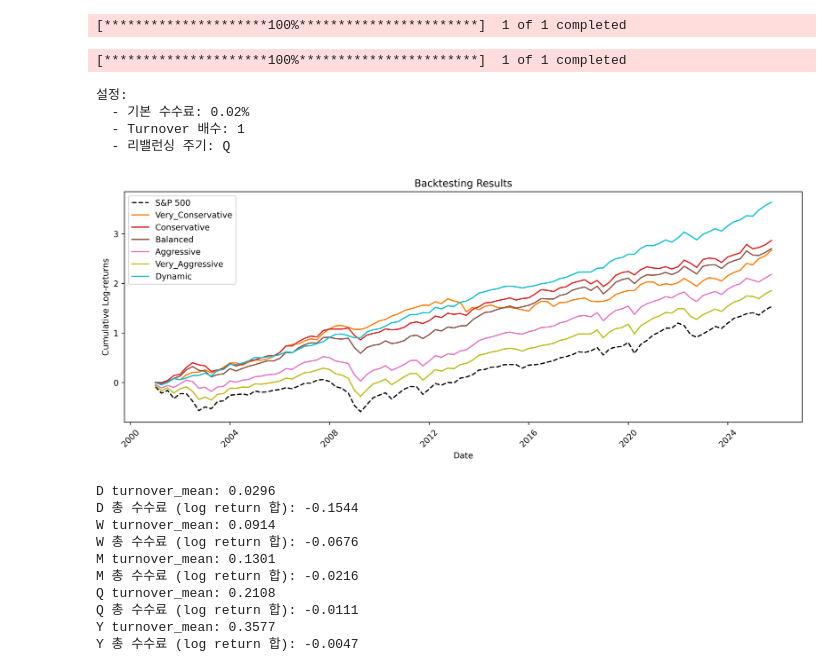
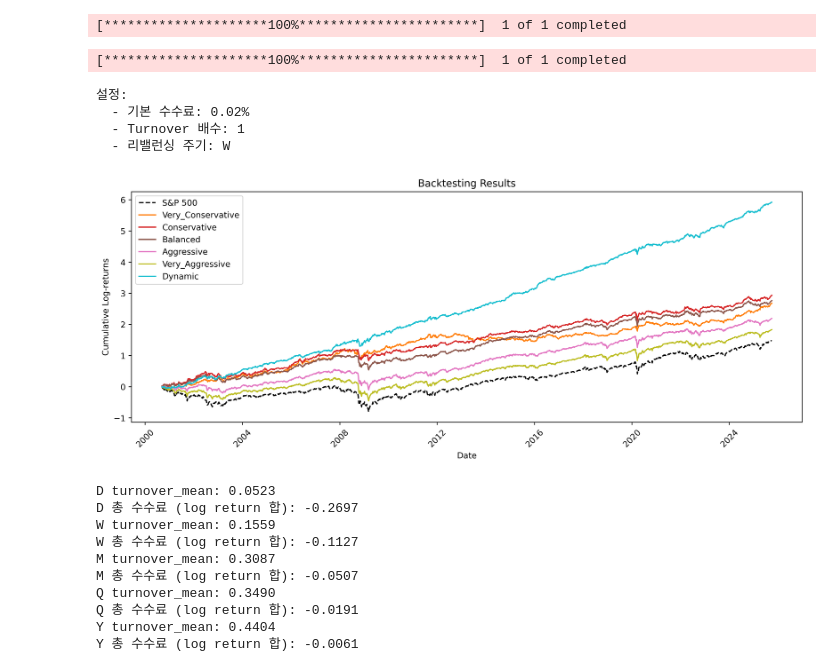
Before and after one commit to kimjuhwan1234/Study_DL_and_Coding, a Jupyter notebook: QF/back_testing.ipynb, the cells around one changed output. Cells and saved outputs as stored; diff of their text form; code cells hidden in the pictures.

```diff
--- a/QF/back_testing.ipynb
+++ b/QF/back_testing.ipynb
@@ -64,7 +64,7 @@ for strategy, ratios in allocation_ratios.items():
 vix_data = yf.download("^VIX", start="2000-01-01")['Close']
 
 sp500_data = data['Close']['^GSPC'].dropna()
-sp500_ma200 = sp500_data.rolling(window=200).mean()
+sp500_ma200 = sp500_data.rolling(window=30).mean()
 
 # Create market condition indicators
 market_conditions = pd.DataFrame(index=sp500_data.index)
@@ -105,36 +105,36 @@ weight_dict['Dynamic'] = dynamic_weights
 # 백테스팅 설정
 base_fee = 0.0002  # 기본 수수료 0.02%
 turnover_multiplier = 1  # turnover에 따른 수수료 증가 배수
-rebalance_freq = 'Q'  # 리밸런싱 주기: 'D', 'W', 'M', 'Q', 'Y'
+rebalance_freq = 'W'  # 리밸런싱 주기: 'D', 'W', 'M', 'Q', 'Y'
 
 print(f"설정:")
 print(f"  - 기본 수수료: {base_fee*100:.2f}%")
 print(f"  - Turnover 배수: {turnover_multiplier}")
 print(f"  - 리밸런싱 주기: {rebalance_freq}")
 
 # 백테스팅 실행
 result_df = pd.DataFrame()
 for str_name in weight_dict.keys():
     result_df = bt.return_Table(
         weight_dict[str_name],
         data['Close'],  # 가격 데이터 직접 전달
         result_df,
         rebalance_freq=rebalance_freq,
         fee=base_fee,
         turnover_multiplier=turnover_multiplier
     )
 
 # 컬럼명 설정 (S&P 500 + 전략들)
 result_df.columns = ['S&P 500'] + list(weight_dict.keys())
 
 bt.plot_result(result_df)
 # %% [output]
 [*********************100%***********************]  1 of 1 completed
 설정:
   - 기본 수수료: 0.02%
   - Turnover 배수: 1
-  - 리밸런싱 주기: Q
+  - 리밸런싱 주기: W
-[figure, old version]
+[figure, new version]
 # %%
 for freq in ['D', 'W', 'M', 'Q', 'Y']:
     # turnover 계산 (예: 월별 리밸런스)
@@ -148,16 +148,16 @@ for freq in ['D', 'W', 'M', 'Q', 'Y']:
     print(f"{freq} turnover_mean: {turnover_per_period.mean():.4f}")
     print(f"{freq} 총 수수료 (log return 합): {total_fee:.4f}")
 # %% [output]
-D turnover_mean: 0.0296
-D 총 수수료 (log return 합): -0.1544
-W turnover_mean: 0.0914
-W 총 수수료 (log return 합): -0.0676
-M turnover_mean: 0.1301
-M 총 수수료 (log return 합): -0.0216
-Q turnover_mean: 0.2108
-Q 총 수수료 (log return 합): -0.0111
-Y turnover_mean: 0.3577
-Y 총 수수료 (log return 합): -0.0047
+D turnover_mean: 0.0523
+D 총 수수료 (log return 합): -0.2697
+W turnover_mean: 0.1559
+W 총 수수료 (log return 합): -0.1127
+M turnover_mean: 0.3087
+M 총 수수료 (log return 합): -0.0507
+Q turnover_mean: 0.3490
+Q 총 수수료 (log return 합): -0.0191
+Y turnover_mean: 0.4404
+Y 총 수수료 (log return 합): -0.0061
 # %%
 metric = bt.METRICS(result_df.dropna())
 metric.cal_describe()
```
Also changed, not shown: parts of 3 cells of this notebook, 5 other files.
